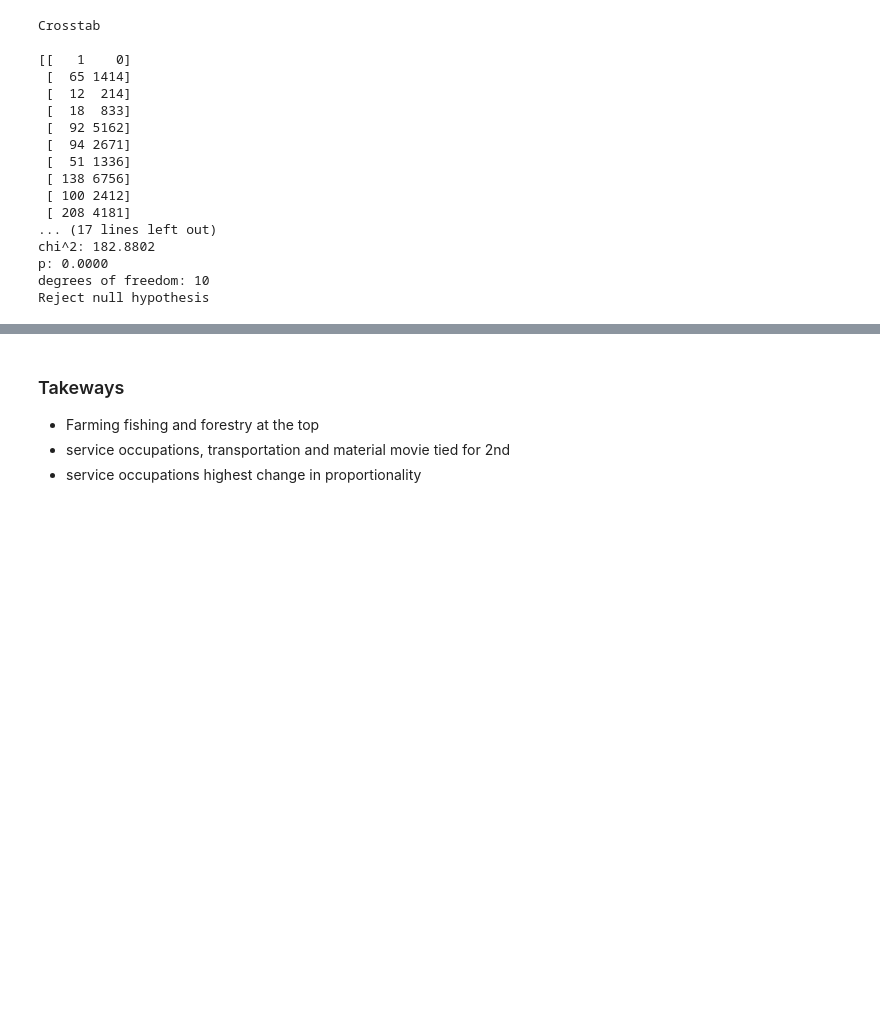
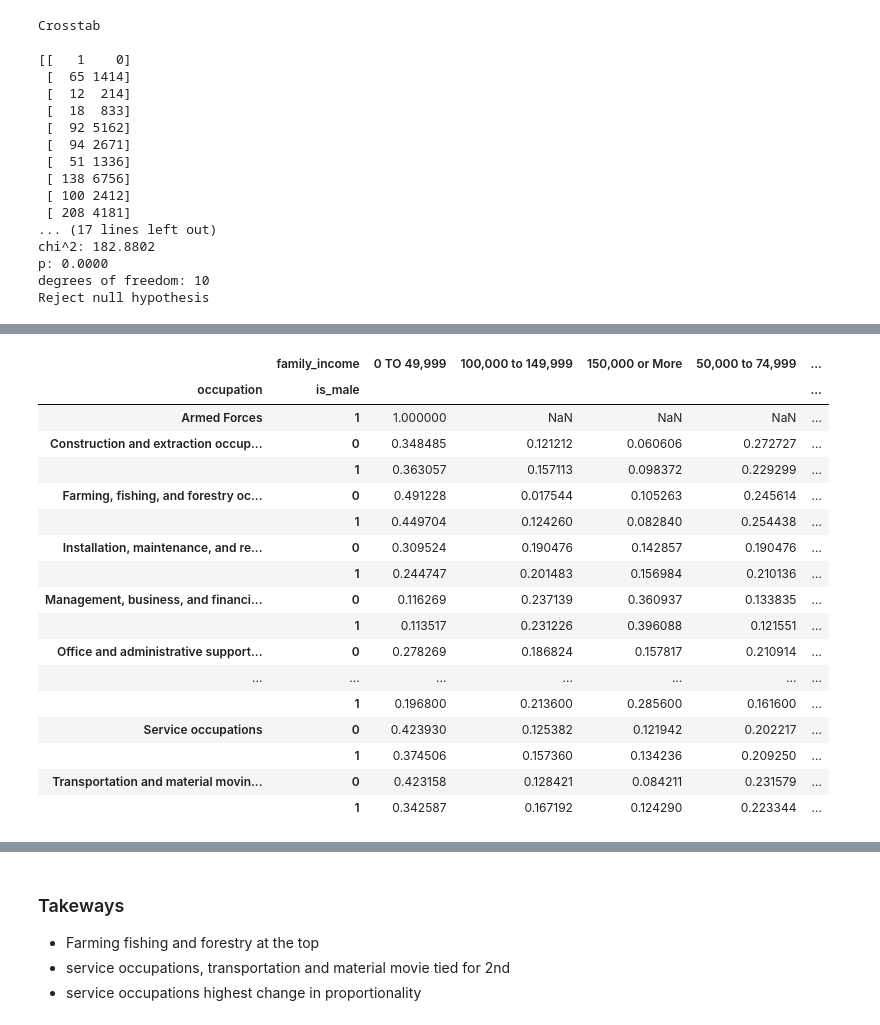
Before and after one commit to joshua-shorterivey/oct_2022_unemployment_project, a Jupyter notebook: explore.ipynb, the cells around one changed output, grey strips where cells are left out. Drawn from its saved outputs; the diff is of its cells as text; code cells hidden in the pictures; blank space fills up the shorter version.

Commit message:
amended: explore and wrangle files

```diff
--- a/explore.ipynb
+++ b/explore.ipynb
@@ -522,0 +610,25 @@ Reject null hypothesis
+# %%
+####Gender Make Up
+# production occupations sho 16% gap in proportionality with 43% of women in the occupation making less than 50k. similiar difference in sales (12%)
+# in farming there is a 10% proportionality difference in the 100k to 149k range (11%) be similar numbers elsewhere
+# next iteration explore absolute value of difference
+train.groupby(['occupation','is_male' ])['family_income'].value_counts(normalize=True).unstack()
+# %% [output]
+|  | family_income | 0 TO 49,999 | 100,000 to 149,999 | 150,000 or More | 50,000 to 74,999 | ... |
+| occupation | is_male |  |  |  |  | ... |
+| Armed Forces | 1 | 1.000000 | NaN | NaN | NaN | ... |
+| Construction and extraction occup... | 0 | 0.348485 | 0.121212 | 0.060606 | 0.272727 | ... |
+|  | 1 | 0.363057 | 0.157113 | 0.098372 | 0.229299 | ... |
+| Farming, fishing, and forestry oc... | 0 | 0.491228 | 0.017544 | 0.105263 | 0.245614 | ... |
+|  | 1 | 0.449704 | 0.124260 | 0.082840 | 0.254438 | ... |
+| Installation, maintenance, and re... | 0 | 0.309524 | 0.190476 | 0.142857 | 0.190476 | ... |
+|  | 1 | 0.244747 | 0.201483 | 0.156984 | 0.210136 | ... |
+| Management, business, and financi... | 0 | 0.116269 | 0.237139 | 0.360937 | 0.133835 | ... |
+|  | 1 | 0.113517 | 0.231226 | 0.396088 | 0.121551 | ... |
+| Office and administrative support... | 0 | 0.278269 | 0.186824 | 0.157817 | 0.210914 | ... |
+| ... | ... | ... | ... | ... | ... | ... |
+|  | 1 | 0.196800 | 0.213600 | 0.285600 | 0.161600 | ... |
+| Service occupations | 0 | 0.423930 | 0.125382 | 0.121942 | 0.202217 | ... |
+|  | 1 | 0.374506 | 0.157360 | 0.134236 | 0.209250 | ... |
+| Transportation and material movin... | 0 | 0.423158 | 0.128421 | 0.084211 | 0.231579 | ... |
+|  | 1 | 0.342587 | 0.167192 | 0.124290 | 0.223344 | ... |
```
Also changed, not shown: parts of 24 cells of this notebook, 2 other files.
